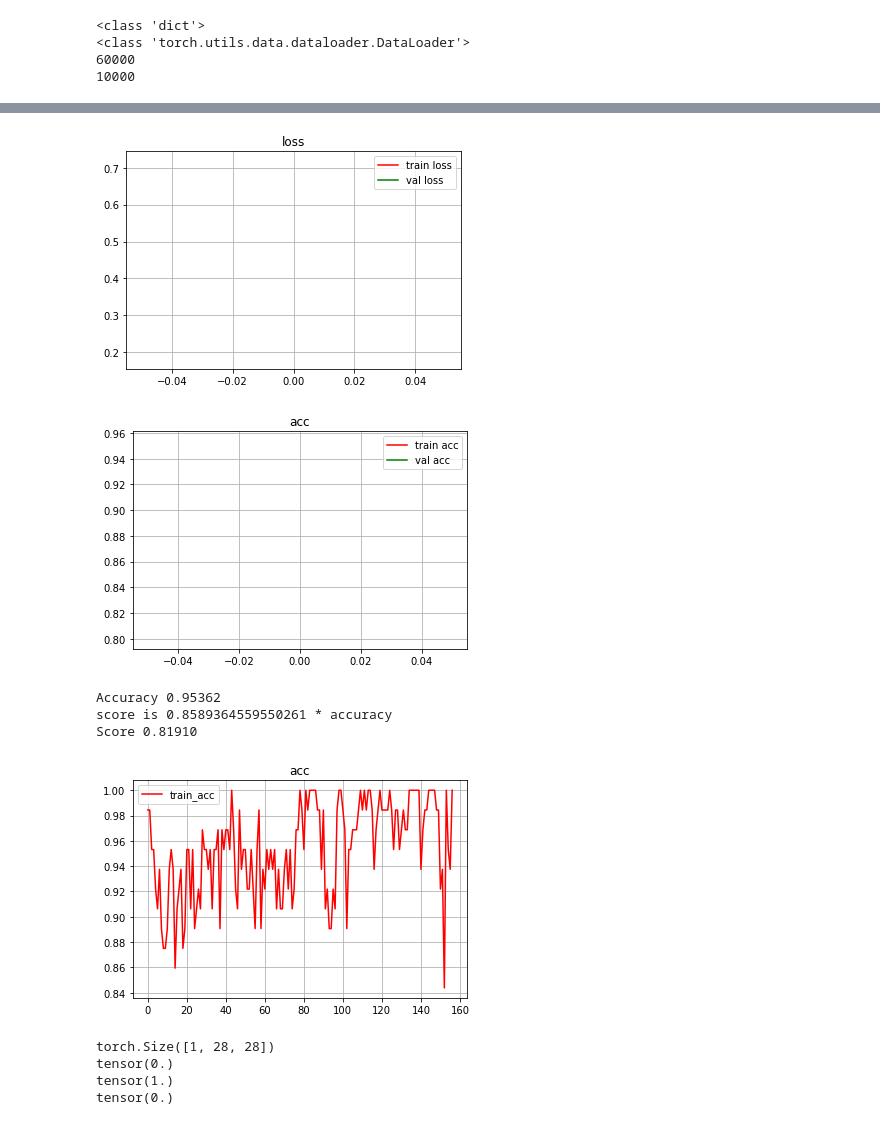
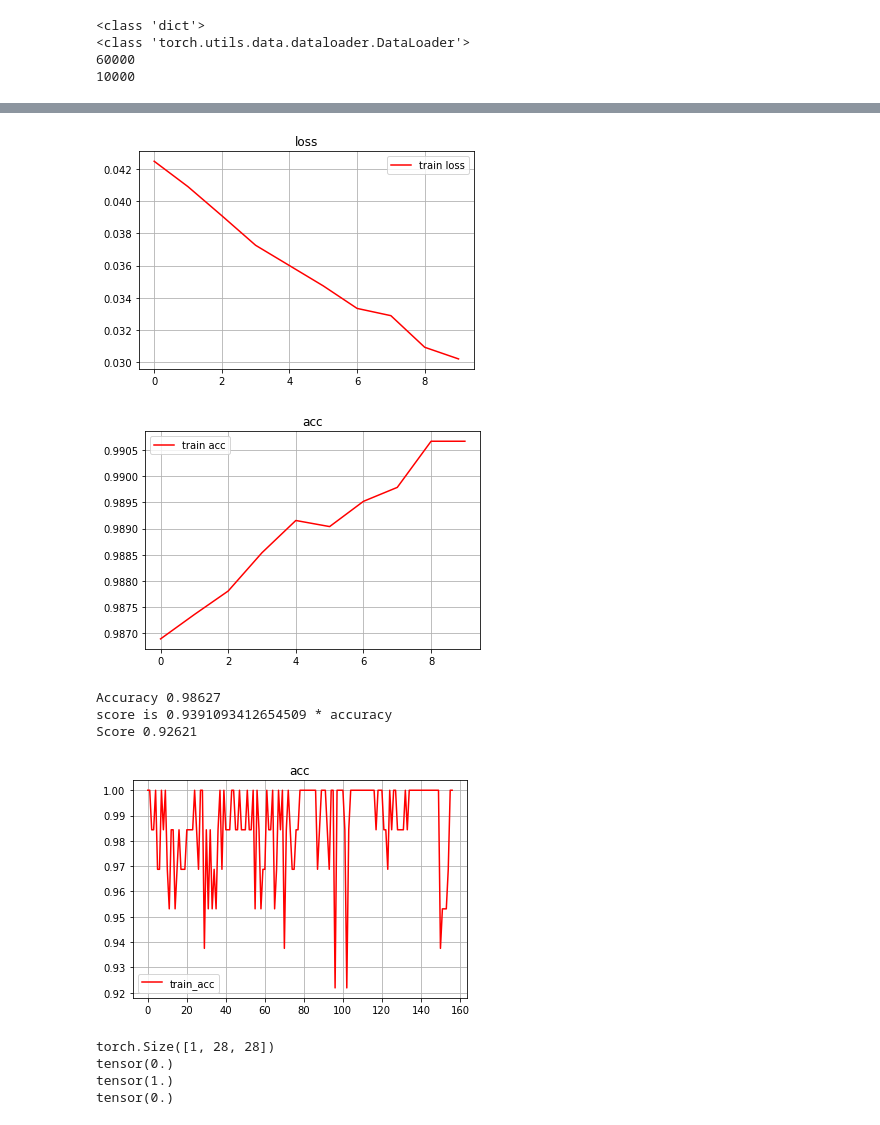
Before and after one commit to ezequielfernandez/deep_learning_practice, a Jupyter notebook: cnn.ipynb, the cells around one changed output, grey strips where cells are left out. Drawn from its saved outputs; the diff is of its cells as text; code cells hidden in the pictures.

Commit message:
CNN added with score: 0.92621

```diff
--- a/cnn.ipynb
+++ b/cnn.ipynb
@@ -55,13 +55,13 @@ class CNN(torch.nn.Module):
     super().__init__()
     self.conv1 = conv_block(n_channels, 16)
     self.conv1_out = None
-    self.conv2 = conv_block(16, 16)
+    self.conv2 = conv_block(16, 8)
     self.conv2_out = None
-    self.conv3 = conv_block(16, 16)
+    self.conv3 = conv_block(8, 8)
     self.conv3_out = None
     # self.conv4 = conv_block(128, 128)
     # self.conv4_out = None
-    self.fc = torch.nn.Linear(256, n_outputs) # verificar la dim de la salida para calcular el tamaño de la fully conected!!
+    self.fc = torch.nn.Linear(128, n_outputs) # verificar la dim de la salida para calcular el tamaño de la fully conected!!
     #self.sm = torch.nn.Softmax(dim=1)
 
 
@@ -146,39 +146,21 @@ def fit(model, dataloader, epochs=15):
             train_acc.append(acc)
             bar.set_description(f"loss {np.mean(train_loss):.5f} acc {np.mean(train_acc):.5f}")
 
+        print(f"Epoch {epoch}/{epochs} loss {np.mean(train_loss):.5f} acc {np.mean(train_acc):.5f}")
         epoch_t_loss.append(np.mean(train_loss))
         epoch_t_acc.append(np.mean(train_acc))
 
-        bar = tqdm(dataloader['test'])
-        val_loss, val_acc = [], []
-        model.eval()
-        with torch.no_grad():
-            for batch in bar:
-                X, y = batch
-                X, y = X.to(device), y.to(device)
-                y_hat = model(X)
-                loss = criterion(y_hat, y)
-                val_loss.append(loss.item())
-                acc = (y == torch.argmax(y_hat, axis=1)).sum().item() / len(y)
-                val_acc.append(acc)
-                bar.set_description(f"val_loss {np.mean(val_loss):.5f} val_acc {np.mean(val_acc):.5f}")
-        print(f"Epoch {epoch}/{epochs} loss {np.mean(train_loss):.5f} val_loss {np.mean(val_loss):.5f} acc {np.mean(train_acc):.5f} val_acc {np.mean(val_acc):.5f}")
-
-        epoch_v_loss.append(np.mean(val_loss))
-        epoch_v_acc.append(np.mean(val_acc))
 
     plt.figure()
     plt.plot(epoch_t_loss, 'r')
-    plt.plot(epoch_v_loss, 'g')
     plt.title('loss')
-    plt.legend(['train loss', 'val loss'])
+    plt.legend(['train loss'])
     plt.grid()
 
     plt.figure()
     plt.plot(epoch_t_acc, 'r')
-    plt.plot(epoch_v_acc, 'g')
     plt.title('acc')
-    plt.legend(['train acc', 'val acc'])
+    plt.legend(['train acc'])
     plt.grid()
     plt.show()
 # %%
@@ -235,6 +217,6 @@ Tamaño imagen vectorizada:  torch.Size([1, 256])
 Tamaño salida fc (nro clases):  torch.Size([1, 10])
 # %%
-fit(model, dataloader, epochs=1)
+fit(model, dataloader, epochs=10)
 accuracy = validation(model, dataloader)
 
 s = score(model.n_parameters(), accuracy, model.n_layers())
@@ -245,9 +226,9 @@ Epoch 1/1 loss 0.71758 val_loss 0.18209 acc 0.79991 val_acc 0.95362
-[figure, old version]
+[figure, new version]
-[figure, old version]
+[figure, new version]
-Accuracy 0.95362
-score is 0.8589364559550261 * accuracy
-Score 0.81910
+Accuracy 0.98627
+score is 0.9391093412654509 * accuracy
+Score 0.92621
-[figure, old version]
+[figure, new version]
 # %%
 # corremos 1 dato, a ver como lo clasifica...
 # generamos un batch del dataloader
```
Also changed, not shown: parts of 3 cells of this notebook.
